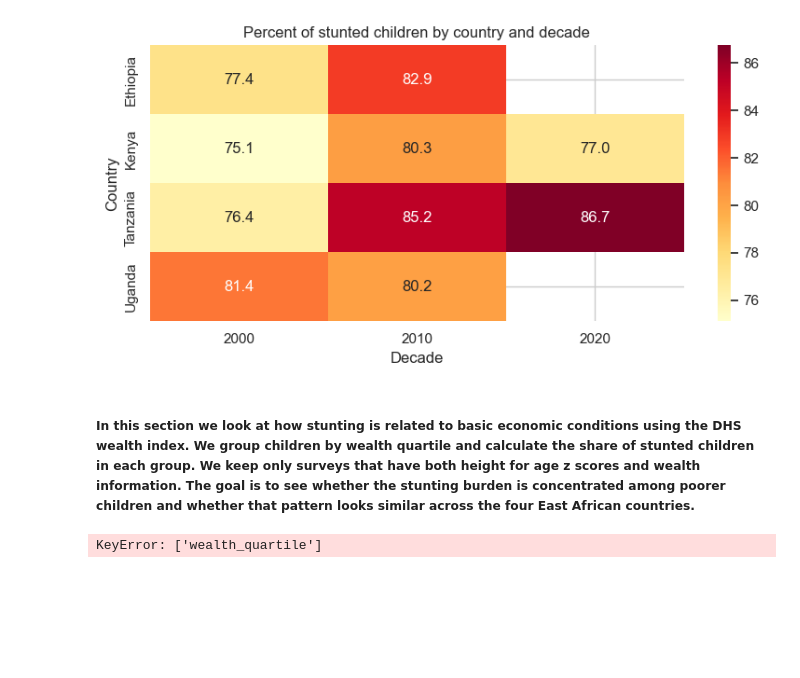
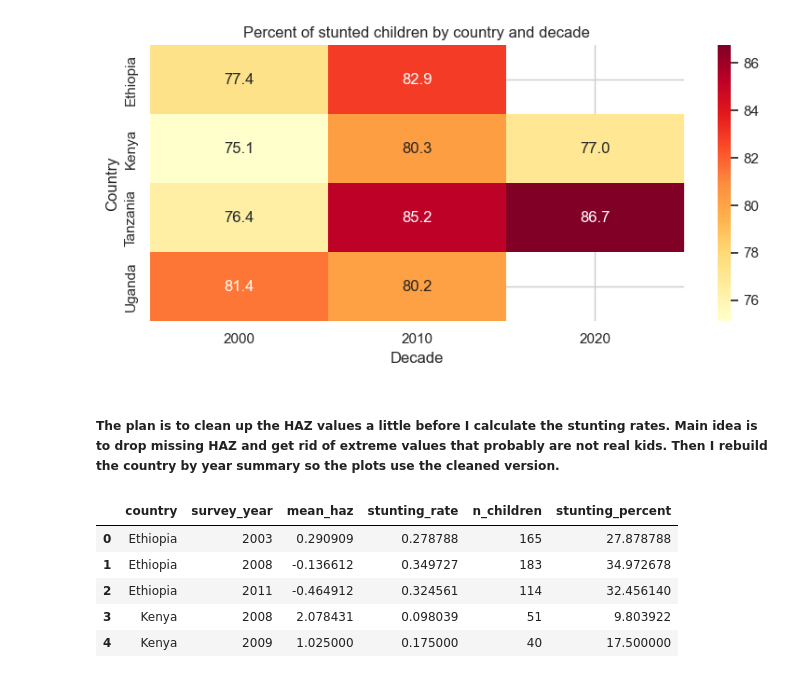
Before and after one commit to venusony/Climate-Malnutrition-EastAfrica, a Jupyter notebook: climate plus region data/Child malnutrition patterns and inequality in East Africa.ipynb, the cells around one changed output. Cells and saved outputs as stored; diff of their text form; code cells hidden in the pictures; blank space fills up the shorter version.

```diff
--- a/climate plus region data/Child malnutrition patterns and inequality in East Africa.ipynb
+++ b/climate plus region data/Child malnutrition patterns and inequality in East Africa.ipynb
@@ -417,25 +417,38 @@ plt.tight_layout()
 plt.show()
 # %% [output]
 [figure]
-# %% [markdown]
-##### In this section we look at how stunting is related to basic economic conditions using the DHS wealth index. We group children by wealth quartile and calculate the share of stunted children in each group. We keep only surveys that have both height for age z scores and wealth information. The goal is to see whether the stunting burden is concentrated among poorer children and whether that pattern looks similar across the four East African countries.
-# %%
-# we keep only rows that have haz and wealth info
-sub = children_all.dropna(subset=["haz", "wealth_quartile"]).copy()
-
-# make sure stunting flag exists (in case we did not run it yet)
-sub["is_stunted"] = sub["haz"] < -2
-
-# group by country and wealth quartile and get mean stunting rate
-stunting_wealth = (
-    sub.groupby(["country", "wealth_quartile"])["is_stunted"]
-      .mean()
-      .reset_index()
-)
-
-# turn the rate into percent to make it easier to talk about
-stunting_wealth["stunted_percent"] = stunting_wealth["is_stunted"] * 100
-
-stunting_wealth.head()
-# %% [output]
-KeyError: ['wealth_quartile']
+# %% [markdown]
+##### The plan is to clean up the HAZ values a little before I calculate the stunting rates.  Main idea is to drop missing HAZ and get rid of extreme values that probably are not real kids.  Then I rebuild the country by year summary so the plots use the cleaned version.
+# %%
+# dropping rows where HAZ is missing just to be safe
+child_data = child_data.dropna(subset=["haz"]).copy()
+
+# keeping only HAZ in a normal range (this follows WHO style cutoffs)
+child_data = child_data[child_data["haz"].between(-6, 6)].copy()
+
+# redo the stunting flag based on cleaned HAZ
+child_data["is_stunted"] = child_data["haz"] < -2
+
+# rebuild the summary table by country and survey year
+summary = (
+    child_data
+    .groupby(["country", "survey_year"])
+    .agg(
+        mean_haz=("haz", "mean"),
+        stunting_rate=("is_stunted", "mean"),
+        n_children=("haz", "size"),
+    )
+    .reset_index()
+)
+
+# convert to percent so it is easier to read in plots
+summary["stunting_percent"] = summary["stunting_rate"] * 100
+
+summary.sort_values(["country", "survey_year"]).head()
+# %% [output]
+|  | country | survey_year | mean_haz | stunting_rate | n_children | stunting_percent |
+| 0 | Ethiopia | 2003 | 0.290909 | 0.278788 | 165 | 27.878788 |
+| 1 | Ethiopia | 2008 | -0.136612 | 0.349727 | 183 | 34.972678 |
+| 2 | Ethiopia | 2011 | -0.464912 | 0.324561 | 114 | 32.456140 |
+| 3 | Kenya | 2008 | 2.078431 | 0.098039 | 51 | 9.803922 |
+| 4 | Kenya | 2009 | 1.025000 | 0.175000 | 40 | 17.500000 |
```
Also changed, not shown: parts of 6 cells of this notebook.
